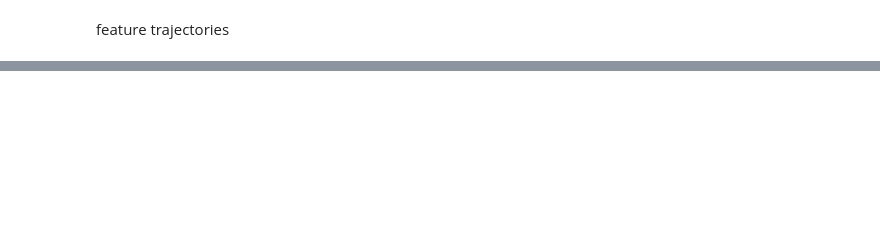
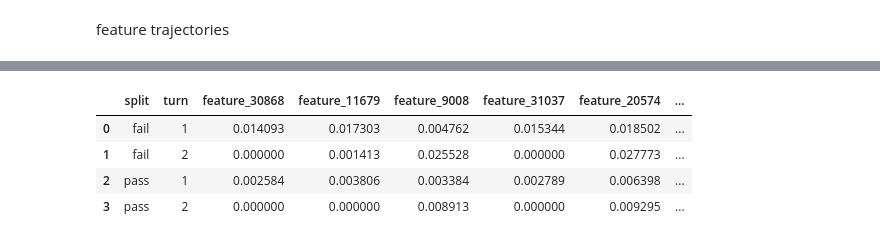
Before and after one commit to karanjotsv/SAEs, a Jupyter notebook: e2.ipynb, the cells around one changed output, grey strips where cells are left out. Saved outputs shown, nothing was run; the diff lists cells and outputs as text; code cells hidden in the pictures; blank space fills up the shorter version.

```diff
--- a/e2.ipynb
+++ b/e2.ipynb
@@ -165,0 +254,17 @@ chart.save('top_feat.html')
+# %%
+feature_cols = [c for c in df.columns if c.startswith('feature_')]
+
+df_avg = (
+    df.groupby(['split', 'turn'])[feature_cols]
+      .mean()
+      .reset_index()
+      .sort_values(['split', 'turn'])
+)
+# %%
+df_avg
+# %% [output]
+|  | split | turn | feature_30868 | feature_11679 | feature_9008 | feature_31037 | feature_20574 | ... |
+| 0 | fail | 1 | 0.014093 | 0.017303 | 0.004762 | 0.015344 | 0.018502 | ... |
+| 1 | fail | 2 | 0.000000 | 0.001413 | 0.025528 | 0.000000 | 0.027773 | ... |
+| 2 | pass | 1 | 0.002584 | 0.003806 | 0.003384 | 0.002789 | 0.006398 | ... |
+| 3 | pass | 2 | 0.000000 | 0.000000 | 0.008913 | 0.000000 | 0.009295 | ... |
```
Also changed, not shown: parts of 16 cells of this notebook, 5 other files.
